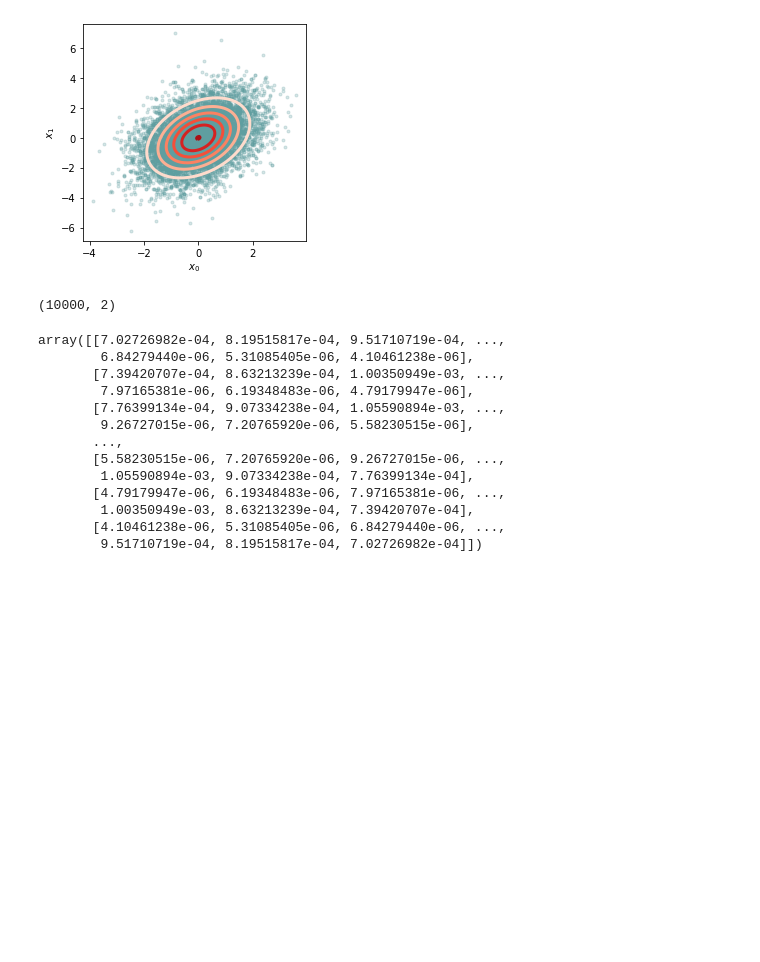
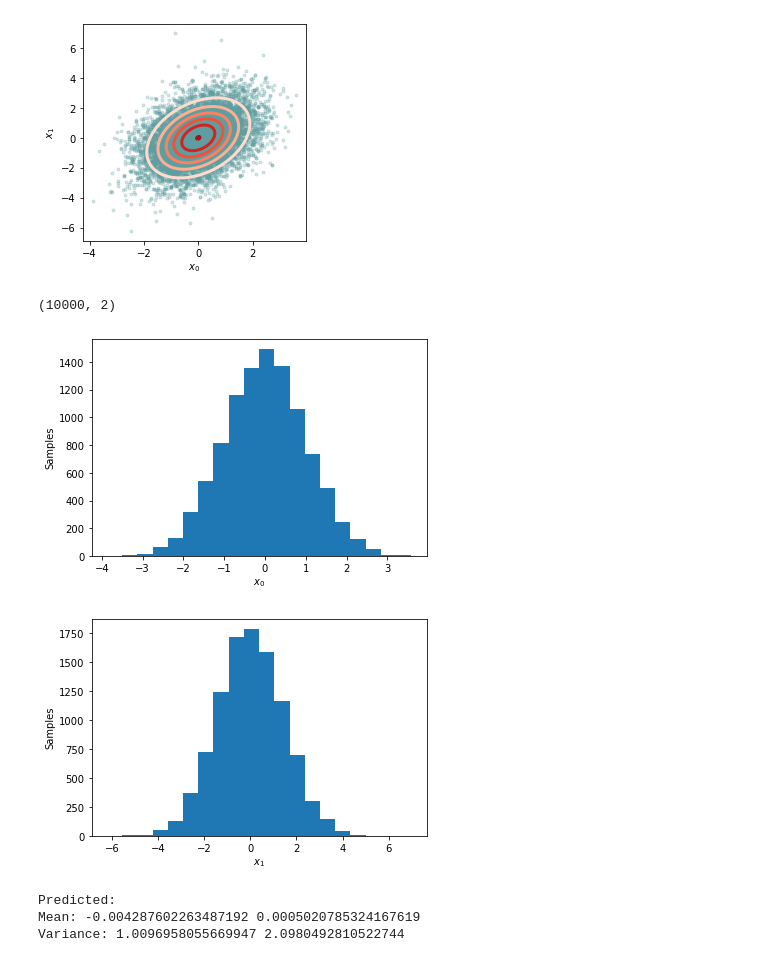
Before and after one commit to jihoonkim888/CM50268-Hamiltonian-Monte-Carlo, a Jupyter notebook: task3.ipynb, the cells around one changed output. Saved outputs shown, nothing was run; the diff lists cells and outputs as text; code cells hidden in the pictures; blank space fills up the shorter version.

Commit message:
Add histogram for x0 and x1

```diff
--- a/task3.ipynb
+++ b/task3.ipynb
@@ -84,23 +84,28 @@ Calc.         Numeric       Delta         Acc.
 |#########-| 86% accepted [ 1 secs to go ]
 HMC: R=10000 / L=25 / eps=1.2 / Accept=86.4%
 [figure]
-# %%
-S.shape
-# %% [output]
-(10000, 2)
-# %%
-P.reshape((100, 100))
-# %% [output]
-array([[7.02726982e-04, 8.19515817e-04, 9.51710719e-04, ...,
-        6.84279440e-06, 5.31085405e-06, 4.10461238e-06],
-       [7.39420707e-04, 8.63213239e-04, 1.00350949e-03, ...,
-        7.97165381e-06, 6.19348483e-06, 4.79179947e-06],
-       [7.76399134e-04, 9.07334238e-04, 1.05590894e-03, ...,
-        9.26727015e-06, 7.20765920e-06, 5.58230515e-06],
-       ...,
-       [5.58230515e-06, 7.20765920e-06, 9.26727015e-06, ...,
-        1.05590894e-03, 9.07334238e-04, 7.76399134e-04],
-       [4.79179947e-06, 6.19348483e-06, 7.97165381e-06, ...,
-        1.00350949e-03, 8.63213239e-04, 7.39420707e-04],
-       [4.10461238e-06, 5.31085405e-06, 6.84279440e-06, ...,
-        9.51710719e-04, 8.19515817e-04, 7.02726982e-04]])
+# %%
+S.shape
+# %% [output]
+(10000, 2)
+# %%
+plt.hist(S[:,0], bins=20)
+plt.xlabel("$x_0$")
+plt.ylabel("Samples")
+plt.show()
+
+plt.hist(S[:,1], bins=20)
+plt.xlabel("$x_1$")
+plt.ylabel("Samples")
+plt.show()
+# %% [output]
+[figure, added]
+[figure, added]
+# %%
+print("Predicted:")
+print("Mean:", np.mean(S[:,0]), np.mean(S[:,1]))
+print("Variance:", np.var(S[:,0]), np.var(S[:,1]))
+# %% [output]
+Predicted:
+Mean: -0.004287602263487192 0.0005020785324167619
+Variance: 1.0096958055669947 2.0980492810522744
```
